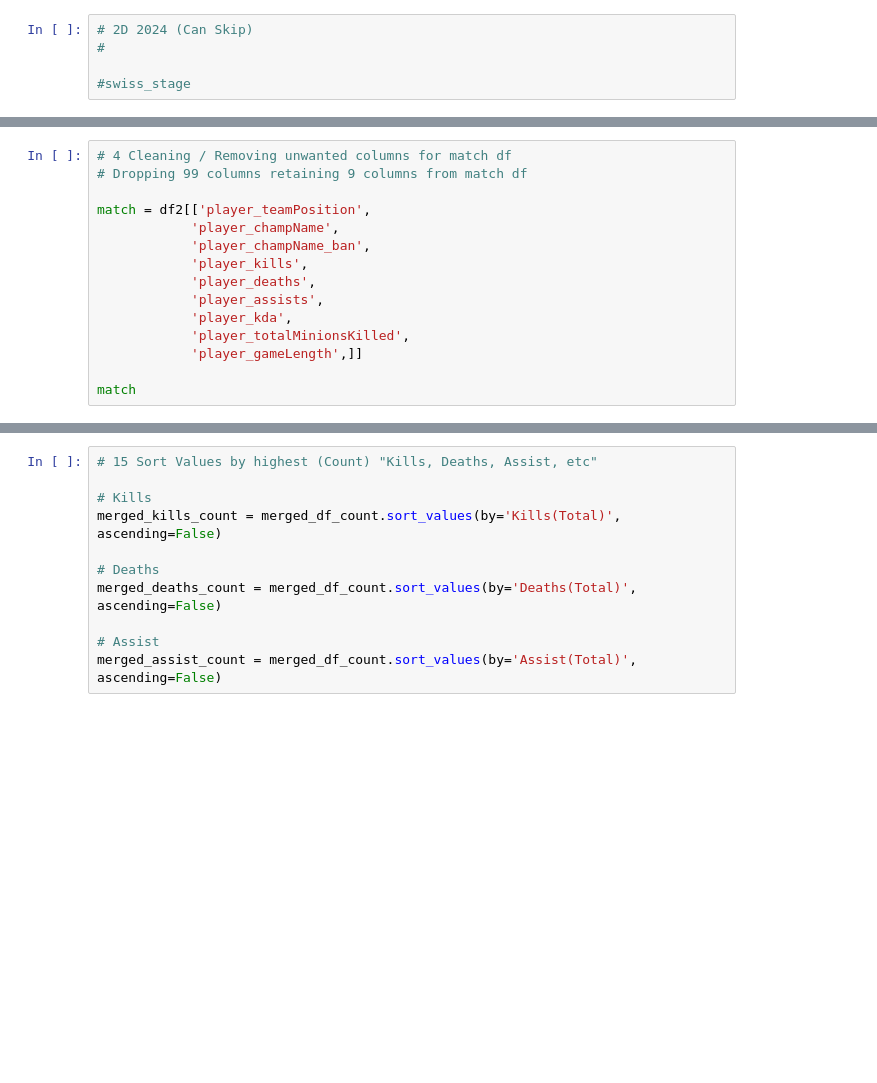
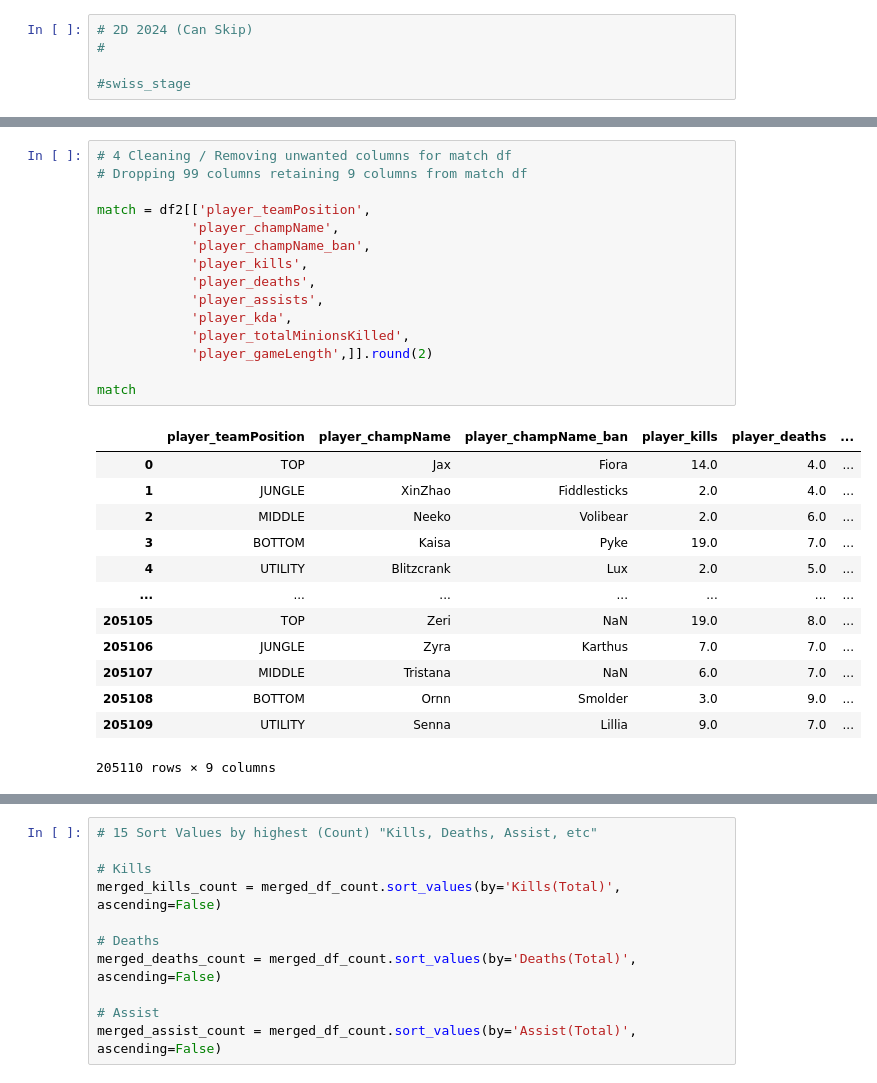
Before and after one commit to L8onii/Capstone-LOL, a Jupyter notebook: LOL-Notebook.ipynb, the cells around one changed output, grey strips where cells are left out. Saved outputs shown, nothing was run; the diff lists cells and outputs as text; blank space fills up the shorter version.

```diff
--- a/LOL-Notebook.ipynb
+++ b/LOL-Notebook.ipynb
@@ -54,18 +129,32 @@ champs
 # %%
 # 4 Cleaning / Removing unwanted columns for match df
 # Dropping 99 columns retaining 9 columns from match df
 
 match = df2[['player_teamPosition',
             'player_champName',
             'player_champName_ban',
             'player_kills',
             'player_deaths',
             'player_assists',
             'player_kda',
             'player_totalMinionsKilled',
-            'player_gameLength',]]
+            'player_gameLength',]].round(2)
 
 match
+# %% [output]
+|  | player_teamPosition | player_champName | player_champName_ban | player_kills | player_deaths | ... |
+| 0 | TOP | Jax | Fiora | 14.0 | 4.0 | ... |
+| 1 | JUNGLE | XinZhao | Fiddlesticks | 2.0 | 4.0 | ... |
+| 2 | MIDDLE | Neeko | Volibear | 2.0 | 6.0 | ... |
+| 3 | BOTTOM | Kaisa | Pyke | 19.0 | 7.0 | ... |
+| 4 | UTILITY | Blitzcrank | Lux | 2.0 | 5.0 | ... |
+| ... | ... | ... | ... | ... | ... | ... |
+| 205105 | TOP | Zeri | NaN | 19.0 | 8.0 | ... |
+| 205106 | JUNGLE | Zyra | Karthus | 7.0 | 7.0 | ... |
+| 205107 | MIDDLE | Tristana | NaN | 6.0 | 7.0 | ... |
+| 205108 | BOTTOM | Ornn | Smolder | 3.0 | 9.0 | ... |
+| 205109 | UTILITY | Senna | Lillia | 9.0 | 7.0 | ... |
+205110 rows × 9 columns
 # %%
 # 5 Creating copy of match(df)
 match = match.copy()
```
Also changed, not shown: parts of 28 cells of this notebook.
